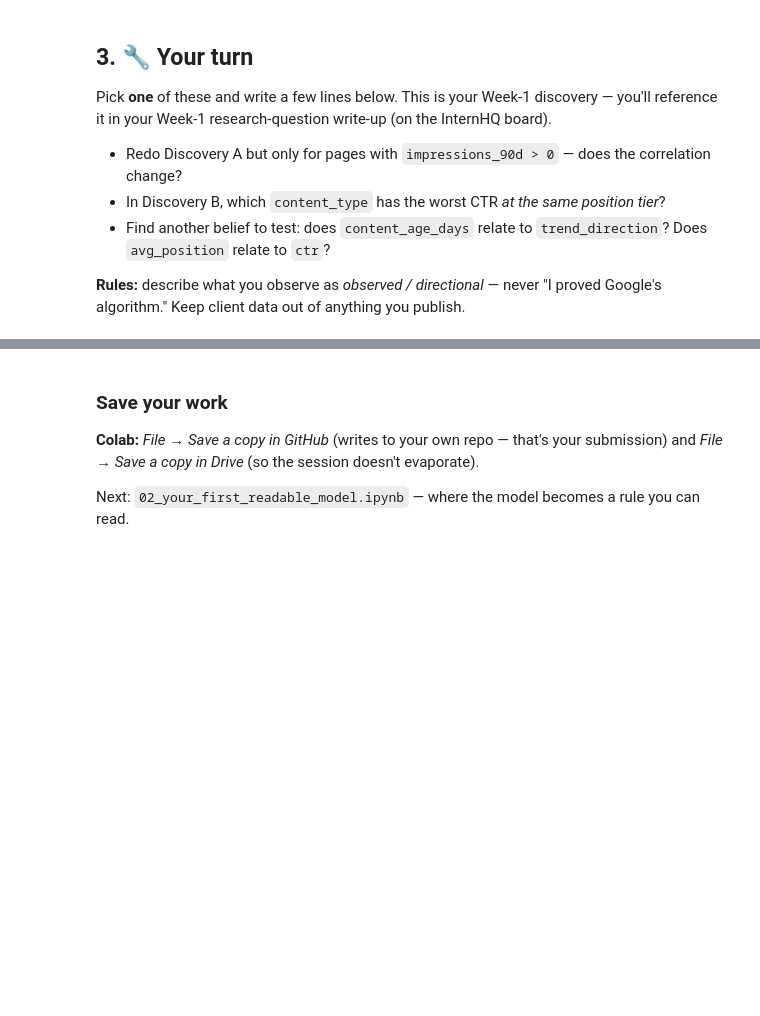
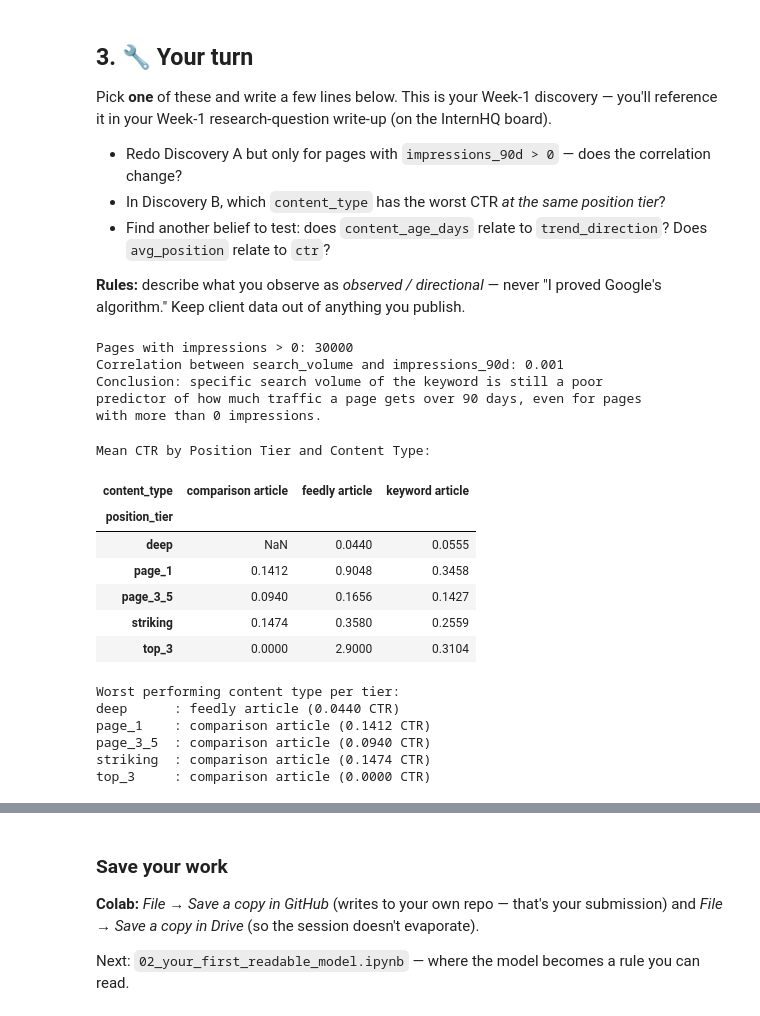
Before and after one commit to loopsidoop/flyrank-ml-internship, a Jupyter notebook: notebooks/01_first_look_and_discovery.ipynb, the cells around one changed output, grey strips where cells are left out. Drawn from its saved outputs; the diff is of its cells as text; code cells hidden in the pictures; blank space fills up the shorter version.

```diff
--- a/notebooks/01_first_look_and_discovery.ipynb
+++ b/notebooks/01_first_look_and_discovery.ipynb
@@ -101,0 +157,49 @@ Pick **one** of these and write a few lines below. This is your Week-1 discovery
+# %%
+# Discovery A
+# filter the DataFrame to include only pages with impressions > 0
+df_filtered = df[df["impressions_90d"] > 0]
+
+# calculate the correlation on the filtered DataFrame
+corr = df_filtered["search_volume"].corr(df_filtered["impressions_90d"])
+
+print(f"Pages with impressions > 0: {len(df_filtered)}")
+print(f"Correlation between search_volume and impressions_90d: {corr:.3f}")
+print("""Conclusion: specific search volume of the keyword is still a poor
+predictor of how much traffic a page gets over 90 days, even for pages
+with more than 0 impressions.""")
+# %% [output]
+Pages with impressions > 0: 30000
+Correlation between search_volume and impressions_90d: 0.001
+Conclusion: specific search volume of the keyword is still a poor
+predictor of how much traffic a page gets over 90 days, even for pages
+with more than 0 impressions.
+# %%
+# Discovery B
+# get new data (from visible) by looking at the position_tier and content_type
+ctr_by_type_tier = visible.groupby(['position_tier', 'content_type'])['ctr'].mean().unstack()
+
+print("Mean CTR by Position Tier and Content Type:")
+display(ctr_by_type_tier.round(4))
+
+# identify the content type with the minimum CTR for each tier
+worst_type = ctr_by_type_tier.idxmin(axis=1)
+worst_val = ctr_by_type_tier.min(axis=1)
+
+print("\nWorst performing content type per tier:")
+for tier, c_type in worst_type.items():
+    print(f"{tier:10}: {c_type} ({worst_val[tier]:.4f} CTR)")
+# %% [output]
+Mean CTR by Position Tier and Content Type:
+| content_type | comparison article | feedly article | keyword article |
+| position_tier |  |  |  |
+| deep | NaN | 0.0440 | 0.0555 |
+| page_1 | 0.1412 | 0.9048 | 0.3458 |
+| page_3_5 | 0.0940 | 0.1656 | 0.1427 |
+| striking | 0.1474 | 0.3580 | 0.2559 |
+| top_3 | 0.0000 | 2.9000 | 0.3104 |
+Worst performing content type per tier:
+deep      : feedly article (0.0440 CTR)
+page_1    : comparison article (0.1412 CTR)
+page_3_5  : comparison article (0.0940 CTR)
+striking  : comparison article (0.1474 CTR)
+top_3     : comparison article (0.0000 CTR)
```
Also changed, not shown: parts of 11 cells of this notebook.
